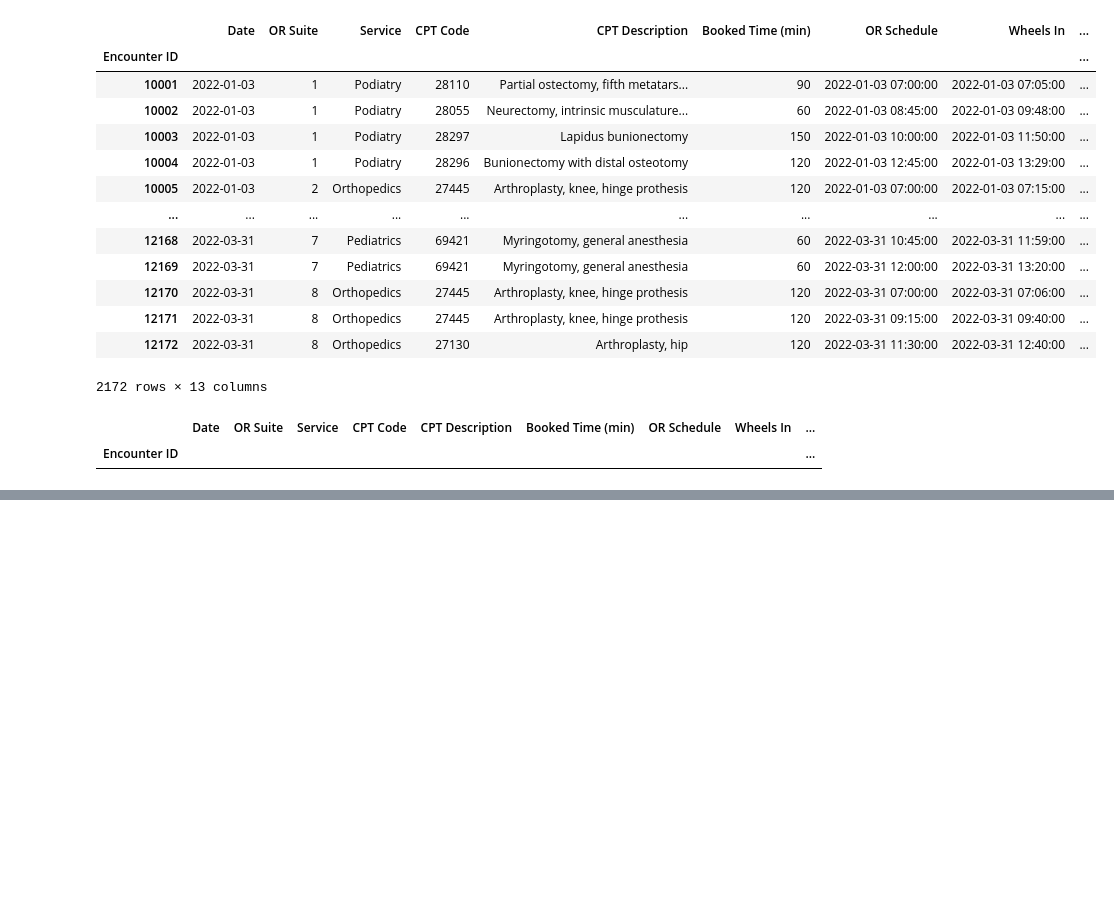
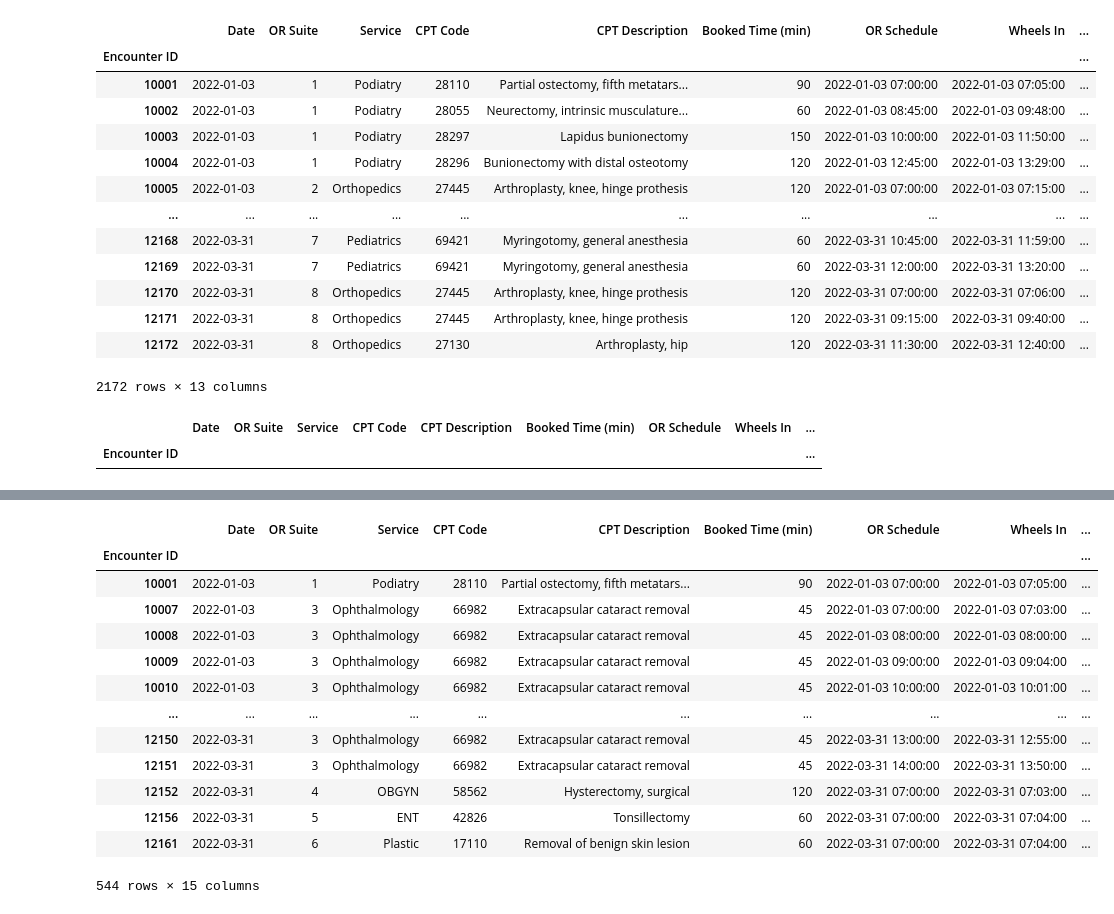
Before and after one commit to vidyuthmk/DataAnalysis_Operation_Room, a Jupyter notebook: Operation_room_Data_Metric.ipynb, the cells around one changed output, grey strips where cells are left out. Cells and saved outputs as stored; diff of their text form; code cells hidden in the pictures; blank space fills up the shorter version.

```diff
--- a/Operation_room_Data_Metric.ipynb
+++ b/Operation_room_Data_Metric.ipynb
@@ -92,0 +173,17 @@ Length: 231, dtype: int64
+# %%
+case_delay_by_5min
+# %% [output]
+|  | Date | OR Suite | Service | CPT Code | CPT Description | Booked Time (min) | OR Schedule | Wheels In | ... |
+| Encounter ID |  |  |  |  |  |  |  |  | ... |
+| 10001 | 2022-01-03 | 1 | Podiatry | 28110 | Partial ostectomy, fifth metatars... | 90 | 2022-01-03 07:00:00 | 2022-01-03 07:05:00 | ... |
+| 10007 | 2022-01-03 | 3 | Ophthalmology | 66982 | Extracapsular cataract removal | 45 | 2022-01-03 07:00:00 | 2022-01-03 07:03:00 | ... |
+| 10008 | 2022-01-03 | 3 | Ophthalmology | 66982 | Extracapsular cataract removal | 45 | 2022-01-03 08:00:00 | 2022-01-03 08:00:00 | ... |
+| 10009 | 2022-01-03 | 3 | Ophthalmology | 66982 | Extracapsular cataract removal | 45 | 2022-01-03 09:00:00 | 2022-01-03 09:04:00 | ... |
+| 10010 | 2022-01-03 | 3 | Ophthalmology | 66982 | Extracapsular cataract removal | 45 | 2022-01-03 10:00:00 | 2022-01-03 10:01:00 | ... |
+| ... | ... | ... | ... | ... | ... | ... | ... | ... | ... |
+| 12150 | 2022-03-31 | 3 | Ophthalmology | 66982 | Extracapsular cataract removal | 45 | 2022-03-31 13:00:00 | 2022-03-31 12:55:00 | ... |
+| 12151 | 2022-03-31 | 3 | Ophthalmology | 66982 | Extracapsular cataract removal | 45 | 2022-03-31 14:00:00 | 2022-03-31 13:50:00 | ... |
+| 12152 | 2022-03-31 | 4 | OBGYN | 58562 | Hysterectomy, surgical | 120 | 2022-03-31 07:00:00 | 2022-03-31 07:03:00 | ... |
+| 12156 | 2022-03-31 | 5 | ENT | 42826 | Tonsillectomy | 60 | 2022-03-31 07:00:00 | 2022-03-31 07:04:00 | ... |
+| 12161 | 2022-03-31 | 6 | Plastic | 17110 | Removal of benign skin lesion | 60 | 2022-03-31 07:00:00 | 2022-03-31 07:04:00 | ... |
+544 rows × 15 columns
```
Also changed, not shown: parts of 16 cells of this notebook.
